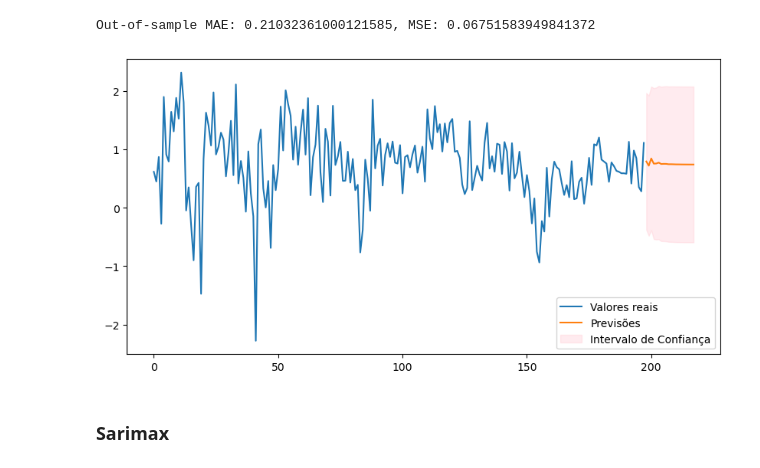
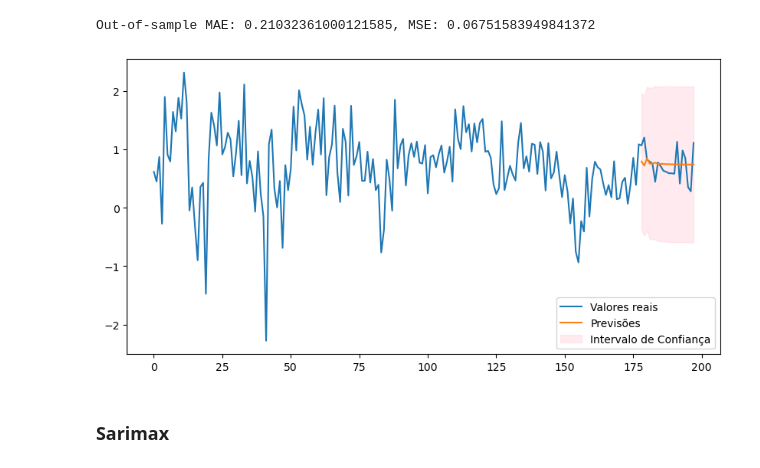
Before and after one commit to felipponn/time-series, a Jupyter notebook: sarima.ipynb, the cells around one changed output. Saved outputs shown, nothing was run; the diff lists cells and outputs as text; code cells hidden in the pictures.

```diff
--- a/sarima.ipynb
+++ b/sarima.ipynb
@@ -284,17 +277,17 @@ Out-of-sample MAE: 0.21032361000121585, MSE: 0.06751583949841372
 # %%
 # Intervalo de confiança
 conf_int = forecast_sarima.conf_int()
 
 # Visualizar previsões e intervalos
-forecast_index = range(len(us_change["Consumption"]), len(us_change["Consumption"]) + forecast_steps)
+forecast_index = range(len(us_change["Consumption"]) - forecast_steps, len(us_change["Consumption"]))
 plt.figure(figsize=(10, 5))
 plt.plot(us_change["Consumption"], label="Valores reais")
 plt.plot(forecast_index, forecast_sarima.predicted_mean, label="Previsões")
 plt.fill_between(forecast_index, conf_int.iloc[:, 0], conf_int.iloc[:, 1], color='pink', alpha=0.3, label="Intervalo de Confiança")
 plt.legend()
 plt.show()
 # %% [output]
-[figure, old version]
+[figure, new version]
 # %% [markdown]
 ### Sarimax
 # %%
```
Also changed, not shown: parts of 5 cells of this notebook.
